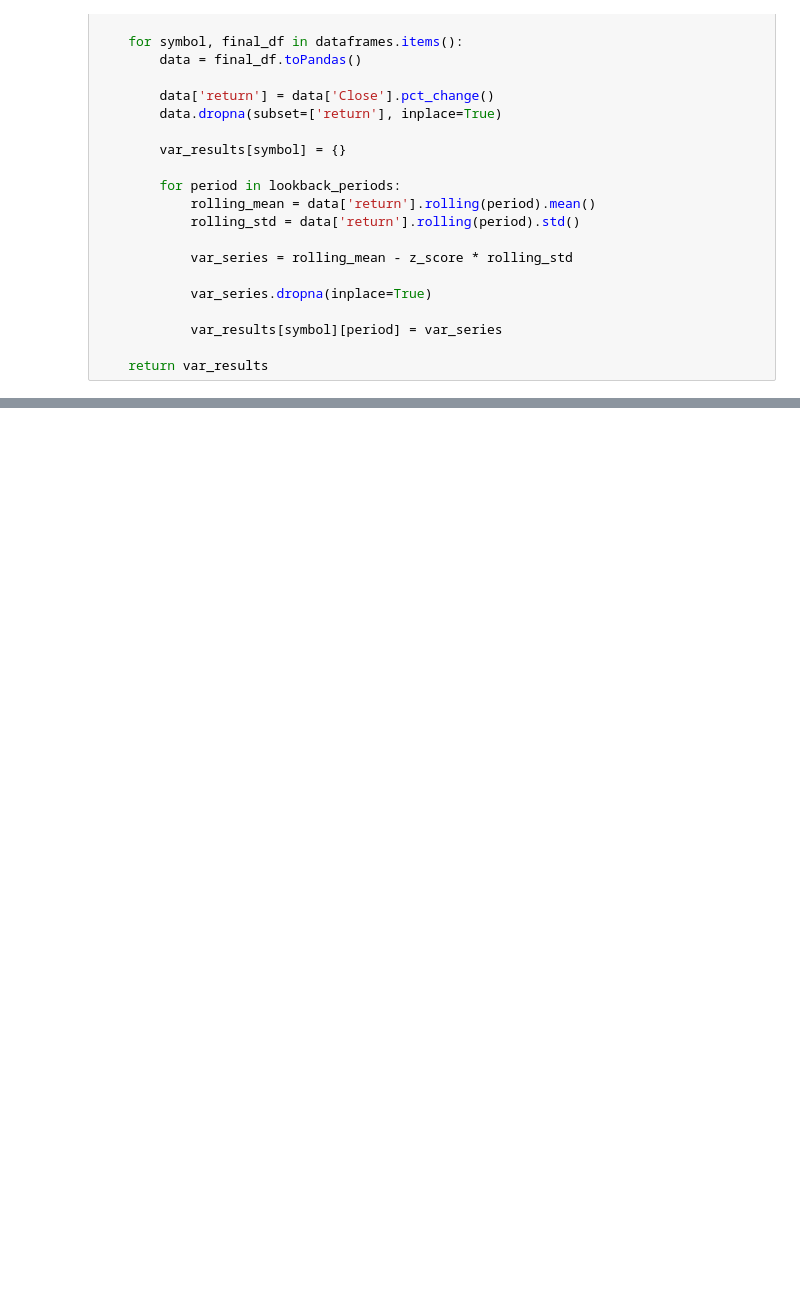
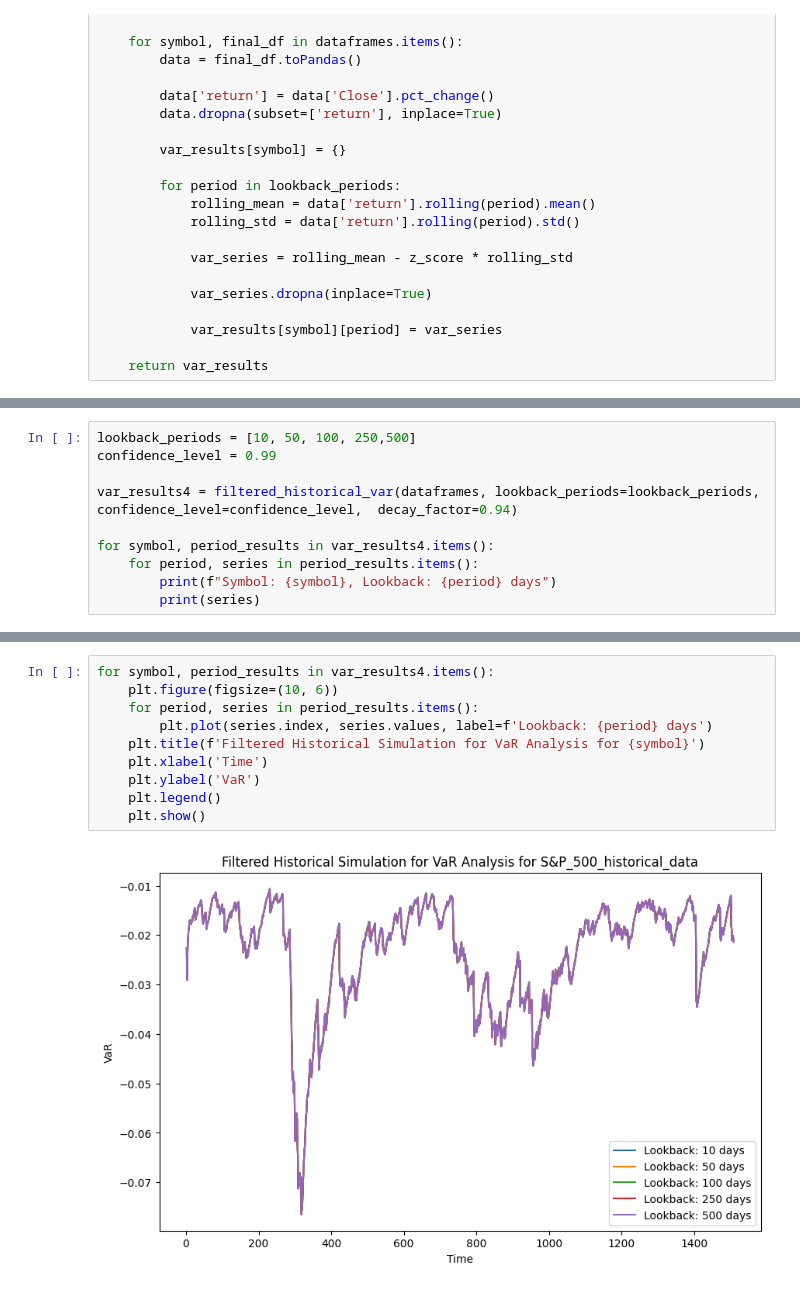
Before and after one commit to laplasjan/BigData, a Jupyter notebook: VaR.ipynb, the cells around one changed output, grey strips where cells are left out. Drawn from its saved outputs; the diff is of its cells as text; blank space fills up the shorter version.

```diff
--- a/VaR.ipynb
+++ b/VaR.ipynb
@@ -365,0 +333,10 @@ for symbol, period_results in var_results3.items():
+# %%
+lookback_periods = [10, 50, 100, 250,500]
+confidence_level = 0.99
+
+var_results4 = filtered_historical_var(dataframes, lookback_periods=lookback_periods, confidence_level=confidence_level,  decay_factor=0.94)
+
+for symbol, period_results in var_results4.items():
+    for period, series in period_results.items():
+        print(f"Symbol: {symbol}, Lookback: {period} days")
+        print(series)
@@ -365,0 +361,12 @@ for symbol, period_results in var_results3.items():
+# %%
+for symbol, period_results in var_results4.items():
+    plt.figure(figsize=(10, 6))
+    for period, series in period_results.items():
+        plt.plot(series.index, series.values, label=f'Lookback: {period} days')
+    plt.title(f'Filtered Historical Simulation for VaR Analysis for {symbol}')
+    plt.xlabel('Time')
+    plt.ylabel('VaR')
+    plt.legend()
+    plt.show()
+# %% [output]
+[figure, added]
```
Also changed, not shown: parts of 19 cells of this notebook.
